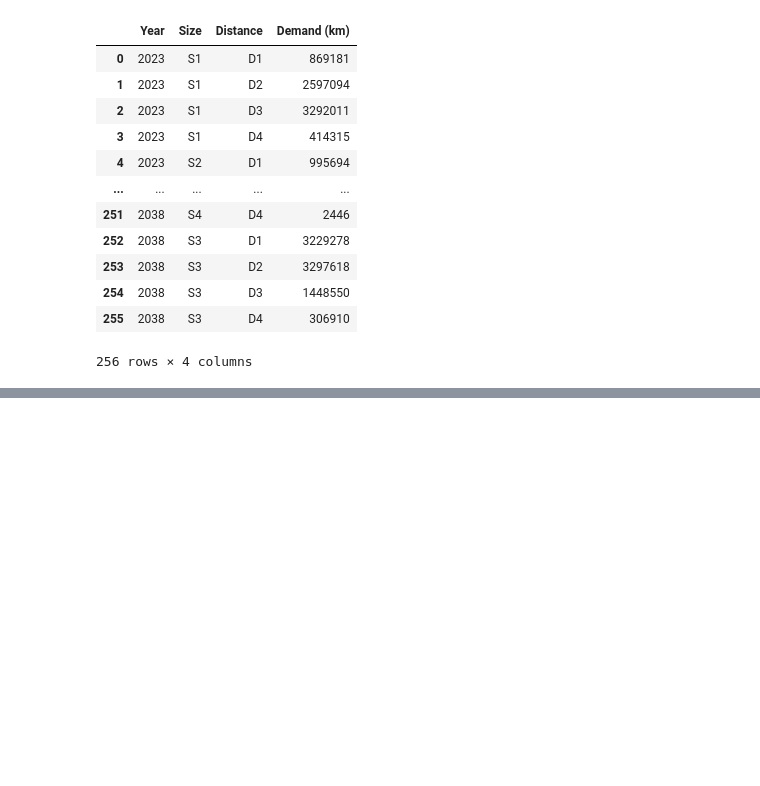
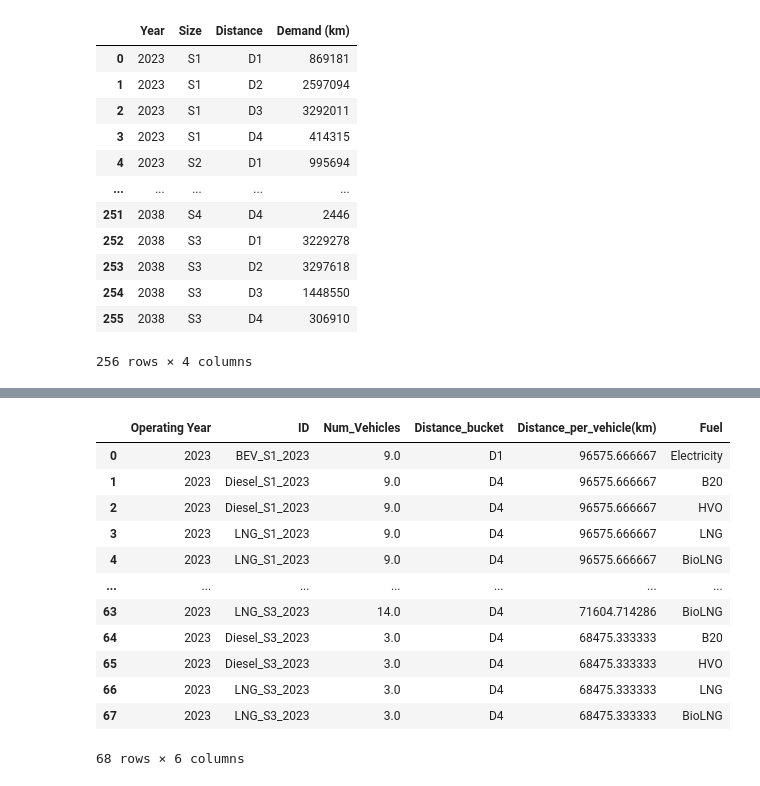
Before and after one commit to yashyaks/FleetStructureOptimization, a Jupyter notebook: demand.ipynb, the cells around one changed output, grey strips where cells are left out. Drawn from its saved outputs; the diff is of its cells as text; code cells hidden in the pictures; blank space fills up the shorter version.

```diff
--- a/demand.ipynb
+++ b/demand.ipynb
@@ -66,0 +130,6 @@ allocation_df.to_csv('data/allocation_result.csv', index=False)
+# %%
+vehicle_fuels_df = pd.read_csv('data/vehicles_fuels.csv')
+# %%
+df = pd.merge(df2, vehicle_fuels_df, how='left', left_on='ID', right_on='ID')
+# %%
+df.drop('Consumption (unit_fuel/km)', axis=1, inplace=True)
@@ -66,0 +138,16 @@ allocation_df.to_csv('data/allocation_result.csv', index=False)
+# %%
+df
+# %% [output]
+|  | Operating Year | ID | Num_Vehicles | Distance_bucket | Distance_per_vehicle(km) | Fuel |
+| 0 | 2023 | BEV_S1_2023 | 9.0 | D1 | 96575.666667 | Electricity |
+| 1 | 2023 | Diesel_S1_2023 | 9.0 | D4 | 96575.666667 | B20 |
+| 2 | 2023 | Diesel_S1_2023 | 9.0 | D4 | 96575.666667 | HVO |
+| 3 | 2023 | LNG_S1_2023 | 9.0 | D4 | 96575.666667 | LNG |
+| 4 | 2023 | LNG_S1_2023 | 9.0 | D4 | 96575.666667 | BioLNG |
+| ... | ... | ... | ... | ... | ... | ... |
+| 63 | 2023 | LNG_S3_2023 | 14.0 | D4 | 71604.714286 | BioLNG |
+| 64 | 2023 | Diesel_S3_2023 | 3.0 | D4 | 68475.333333 | B20 |
+| 65 | 2023 | Diesel_S3_2023 | 3.0 | D4 | 68475.333333 | HVO |
+| 66 | 2023 | LNG_S3_2023 | 3.0 | D4 | 68475.333333 | LNG |
+| 67 | 2023 | LNG_S3_2023 | 3.0 | D4 | 68475.333333 | BioLNG |
+68 rows × 6 columns
```
Also changed, not shown: parts of 21 cells of this notebook, 1 other file.
